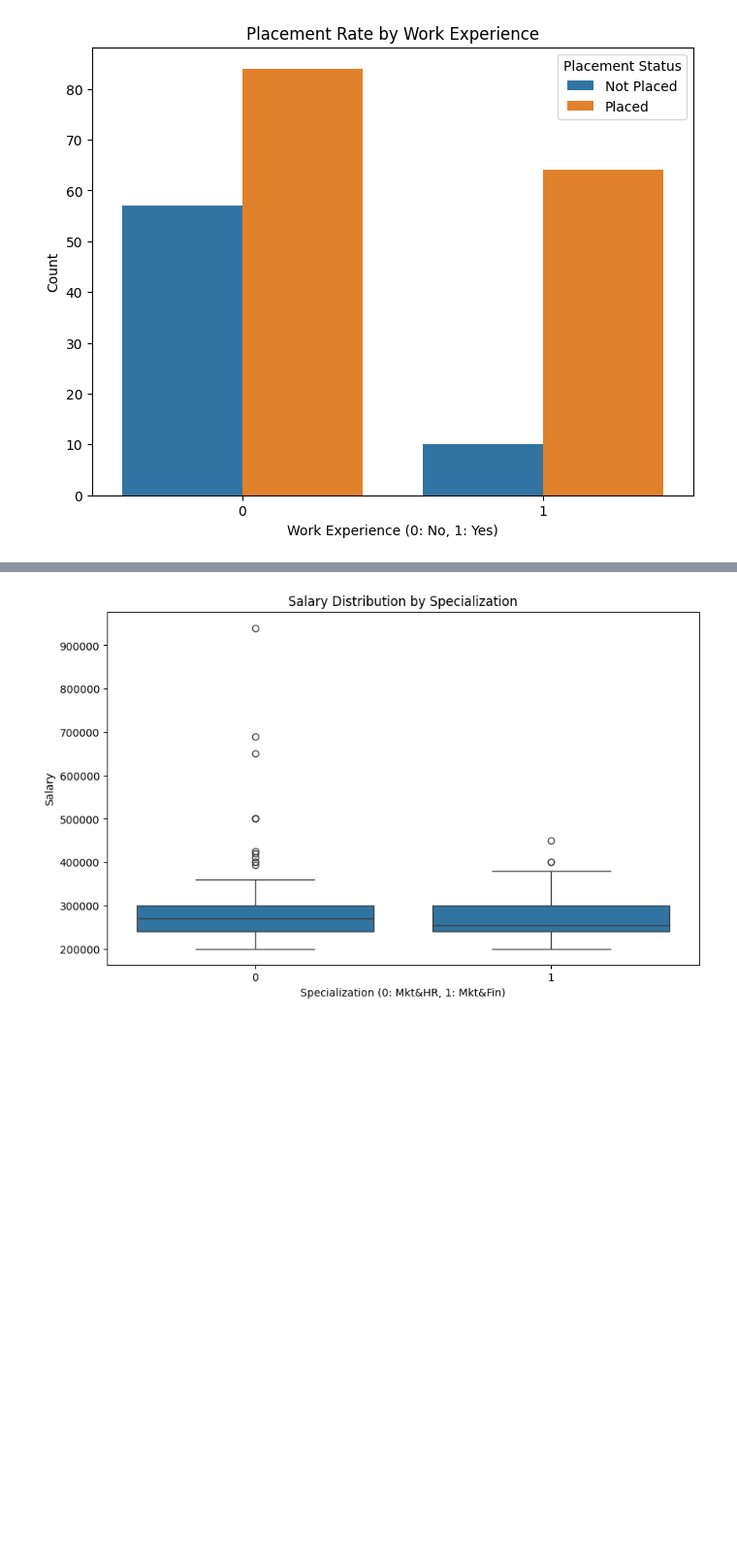
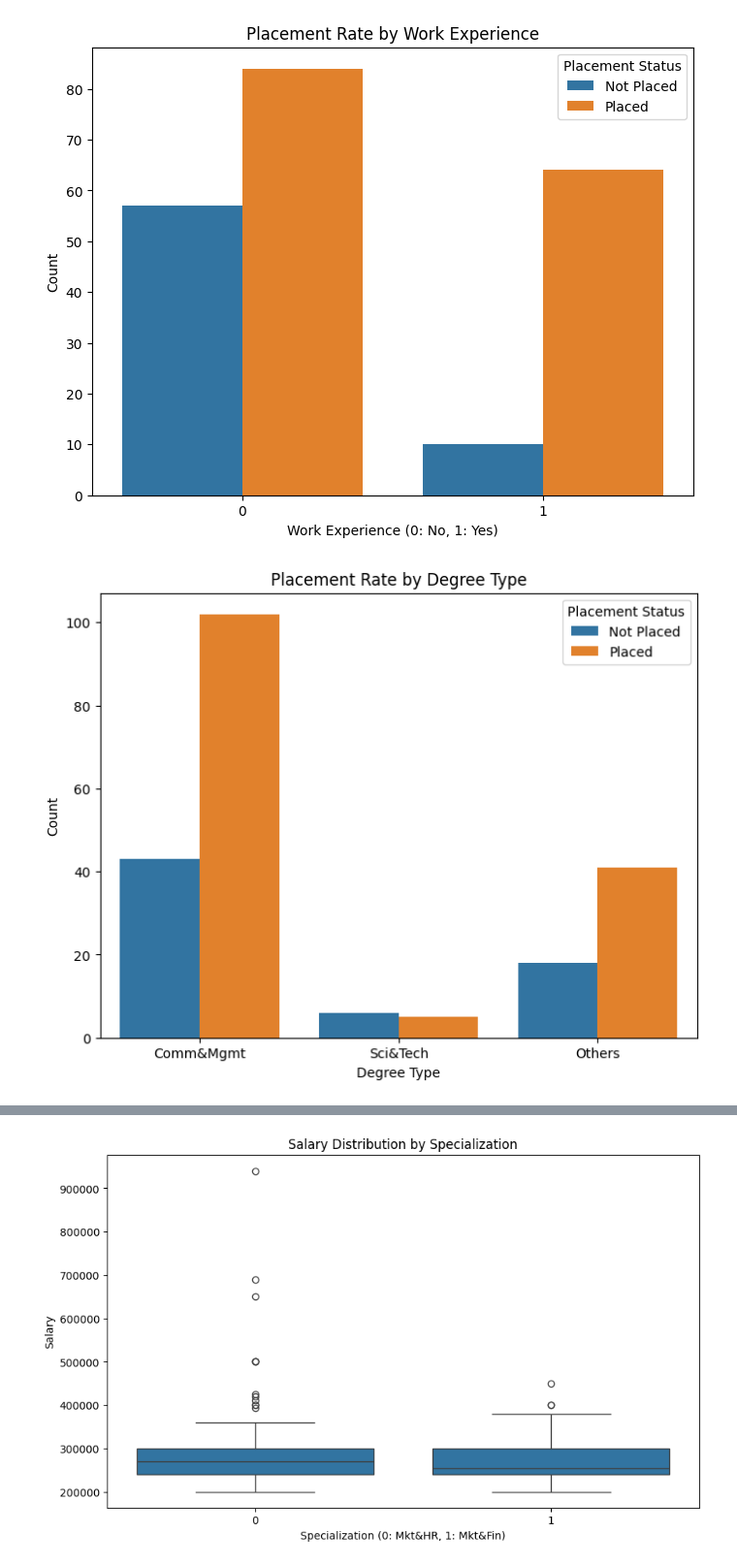
Before and after one commit to MashaNilu/IS4116-data-analysis-script, a Jupyter notebook: main.ipynb, the cells around one changed output, grey strips where cells are left out. Shown: that part at 97% size. Cells and saved outputs as stored; diff of their text form; code cells hidden in the pictures; blank space fills up the shorter version.

```diff
--- a/main.ipynb
+++ b/main.ipynb
@@ -186,3 +190,14 @@ plt.ylabel('Count')
 plt.show()
 # %% [output]
 [figure]
+# %%
+plt.figure(figsize=(8, 6))
+sns.countplot(x='degree_t', hue='status', data=df)
+plt.title('Placement Rate by Degree Type')
+plt.xlabel('Degree Type')
+plt.ylabel('Count')
+plt.xticks(ticks=[0, 1, 2], labels=['Comm&Mgmt', 'Sci&Tech', 'Others'])
+plt.legend(title="Placement Status", labels=['Not Placed', 'Placed'])
+plt.show()
+# %% [output]
+[figure, added]
```
Also changed, not shown: parts of 12 cells of this notebook.
